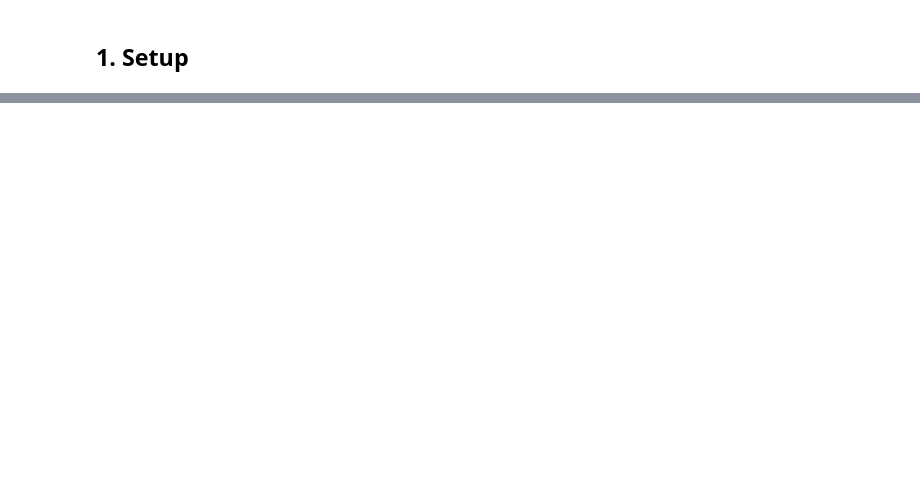
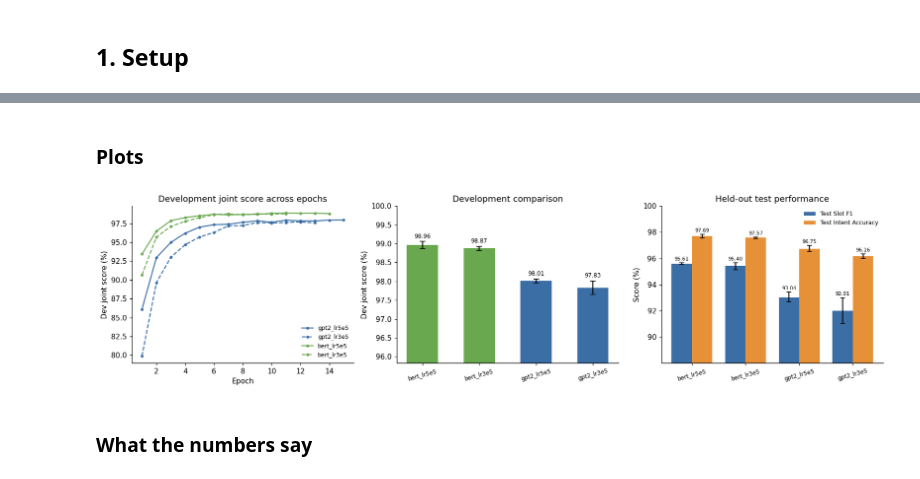
Before and after one commit to kfatima0/NLU_Project2026, a Jupyter notebook: NLU/part2B.ipynb, the cells around one changed output, grey strips where cells are left out. Cells and saved outputs as stored; diff of their text form; code cells hidden in the pictures; blank space fills up the shorter version.

Commit message:
Final notebooks, figures and submission structure

```diff
--- a/NLU/part2B.ipynb
+++ b/NLU/part2B.ipynb
@@ -231,0 +490,51 @@ for family in ['BERT', 'GPT2']:
+# %% [markdown]
+### Plots
+# %%
+fig, axes = plt.subplots(1, 3, figsize=(15.5, 4.0))
+palette = {'gpt2': '#3b6ea5', 'bert': '#6aa84f'}
+
+# (a) dev joint score per epoch, averaged over the three seeds
+for r in results:
+    n = min(len(h) for h in r['hists'])
+    mean = np.mean([h[:n] for h in r['hists']], axis=0) * 100
+    axes[0].plot(np.arange(1, n + 1), mean, marker='o', ms=3,
+                 color=palette[r['kind']],
+                 ls='-' if str(r['lr']) == '5e-05' else '--', label=r['name'])
+axes[0].set_xlabel('Epoch'); axes[0].set_ylabel('Dev joint score (%)')
+axes[0].set_title('Development joint score across epochs')
+axes[0].legend(frameon=False, fontsize=8)
+
+# (b) dev joint with seed spread
+order = sorted(results, key=lambda r: -r['dev_joint'])
+x = np.arange(len(order))
+b = axes[1].bar(x, [r['dev_joint'] for r in order],
+                yerr=[r['dev_joint_std'] for r in order], capsize=4,
+                color=[palette[r['kind']] for r in order], width=0.55)
+axes[1].bar_label(b, fmt='%.2f', fontsize=8, padding=3)
+axes[1].set_xticks(x, [r['name'] for r in order], rotation=15, fontsize=8)
+axes[1].set_ylabel('Dev joint score (%)'); axes[1].set_title('Development comparison')
+axes[1].set_ylim(min(r['dev_joint'] for r in order) - 2, 100)
+
+# (c) held-out test performance
+w = 0.38
+b1 = axes[2].bar(x - w / 2, [r['test_f1'] for r in order], w,
+                 yerr=[r['test_f1_std'] for r in order], capsize=3,
+                 label='Test Slot F1', color='#3b6ea5')
+b2 = axes[2].bar(x + w / 2, [r['test_acc'] for r in order], w,
+                 yerr=[r['test_acc_std'] for r in order], capsize=3,
+                 label='Test Intent Accuracy', color='#e69138')
+for bars in (b1, b2):
+    axes[2].bar_label(bars, fmt='%.2f', fontsize=7, padding=2)
+axes[2].set_xticks(x, [r['name'] for r in order], rotation=15, fontsize=8)
+axes[2].set_ylabel('Score (%)'); axes[2].set_title('Held-out test performance')
+axes[2].set_ylim(min(r['test_f1'] for r in order) - 4, 100)
+axes[2].legend(frameon=False, fontsize=8)
+
+for ax in axes:
+    ax.spines[['top', 'right']].set_visible(False)
+plt.tight_layout()
+plt.show()
+# %% [output]
+[figure, added]
+# %% [markdown]
+### What the numbers say
```
Also changed, not shown: parts of 34 cells of this notebook, 33 other files.
